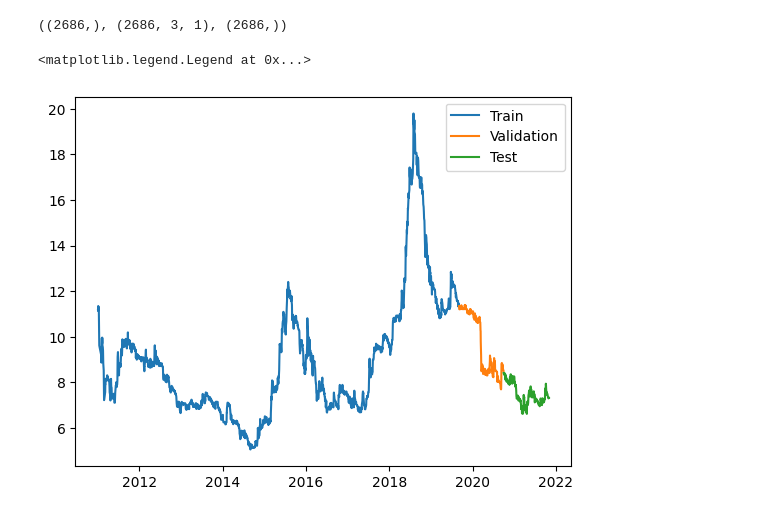
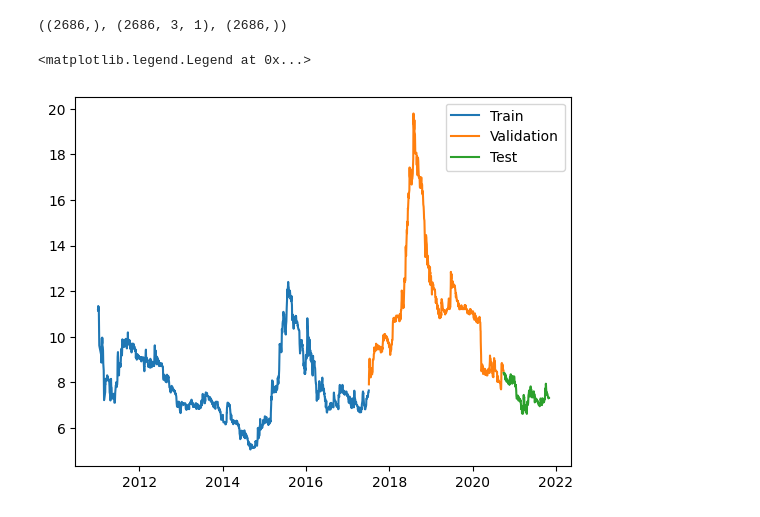
Before and after one commit to Idriss-Chefai/TunisianStockPrediction, a Jupyter notebook: LSTM.ipynb, the cells around one changed output. Drawn from its saved outputs; the diff is of its cells as text; code cells hidden in the pictures.

```diff
--- a/LSTM.ipynb
+++ b/LSTM.ipynb
@@ -116,21 +116,21 @@ dates.shape, X.shape, y.shape
 # %% [output]
 ((2686,), (2686, 3, 1), (2686,))
 # %%
-q_80 = int(len(dates) * .8)
+q_60 = int(len(dates) * .6)
 q_90 = int(len(dates) * .9)
 
-dates_train, X_train, y_train = dates[:q_80], X[:q_80], y[:q_80]
-dates_val, X_val, y_val = dates[q_80:q_90], X[q_80:q_90], y[q_80:q_90]
+dates_train, X_train, y_train = dates[:q_60], X[:q_60], y[:q_60]
+dates_val, X_val, y_val = dates[q_60:q_90], X[q_60:q_90], y[q_60:q_90]
 dates_test, X_test, y_test = dates[q_90:], X[q_90:], y[q_90:]
 
 plt.plot(dates_train, y_train)
 plt.plot(dates_val, y_val)
 plt.plot(dates_test, y_test)
 
 plt.legend(['Train', 'Validation', 'Test'])
 # %% [output]
 <matplotlib.legend.Legend at 0x...>
-[figure, old version]
+[figure, new version]
 # %%
 from tensorflow.keras.models import Sequential #Sequential model
 from tensorflow.keras.optimizers import Adam
```
Also changed, not shown: parts of 7 cells of this notebook, 1 other file.
